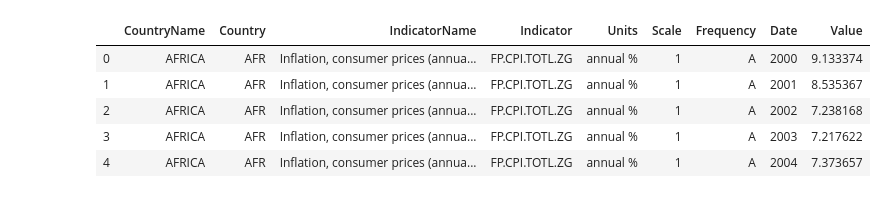
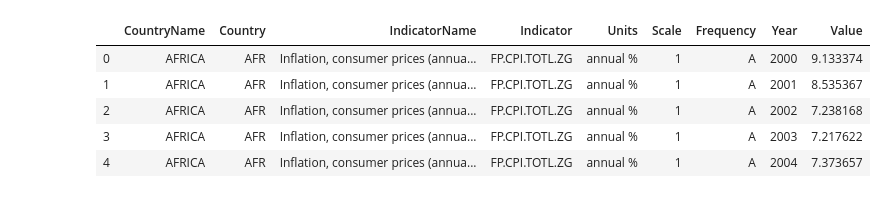
Before and after one commit to GhaliAmir/Education-In-Africa, a Jupyter notebook: Project.ipynb, the cells around one changed output. Drawn from its saved outputs; the diff is of its cells as text; code cells hidden in the pictures.

```diff
--- a/Project.ipynb
+++ b/Project.ipynb
@@ -14,6 +14,7 @@ warnings.filterwarnings('ignore')
 DATA_PATH = "data/"
 AFDB_2019 = "afdb_1960_2019/Data.csv"
 db_zero = pd.read_csv(DATA_PATH + AFDB_2019, sep=',')
+db_zero = db_zero.dropna()
 db_zero.head()
 # %% [output]
 |  | CountryName | Country | IndicatorName | Indicator | Units | Scale | Frequency | Date | Value |
@@ -27,8 +26,11 @@ db = db_zero.copy()
 # %%
-db.Date = db.Date.apply(lambda x : x.split("-")[0]).astype(int).rename("Year")
-db.head()
+db_zero.Date = db_zero.Date.apply(lambda x : x.split("-")[0]).astype(int)
+db_zero.rename(columns = {'Date':'Year'}, inplace = True)
+db_zero.Scale = db_zero.Scale.astype(int)
+db_zero.Value = db_zero.Value.astype(float)
+db_zero.head()
 # %% [output]
-|  | CountryName | Country | IndicatorName | Indicator | Units | Scale | Frequency | Date | Value |
+|  | CountryName | Country | IndicatorName | Indicator | Units | Scale | Frequency | Year | Value |
 | 0 | AFRICA | AFR | Inflation, consumer prices (annua... | FP.CPI.TOTL.ZG | annual % | 1 | A | 2000 | 9.133374 |
 | 1 | AFRICA | AFR | Inflation, consumer prices (annua... | FP.CPI.TOTL.ZG | annual % | 1 | A | 2001 | 8.535367 |
 | 2 | AFRICA | AFR | Inflation, consumer prices (annua... | FP.CPI.TOTL.ZG | annual % | 1 | A | 2002 | 7.238168 |
```
Also changed, not shown: parts of 5 cells of this notebook.
